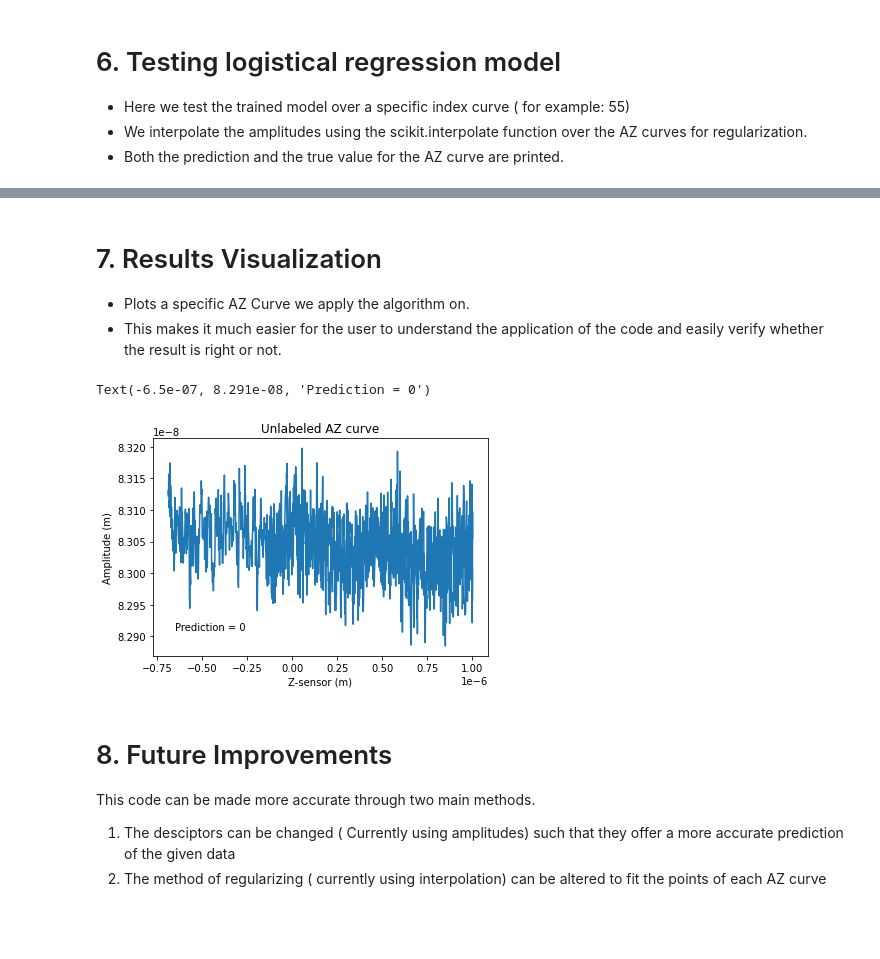
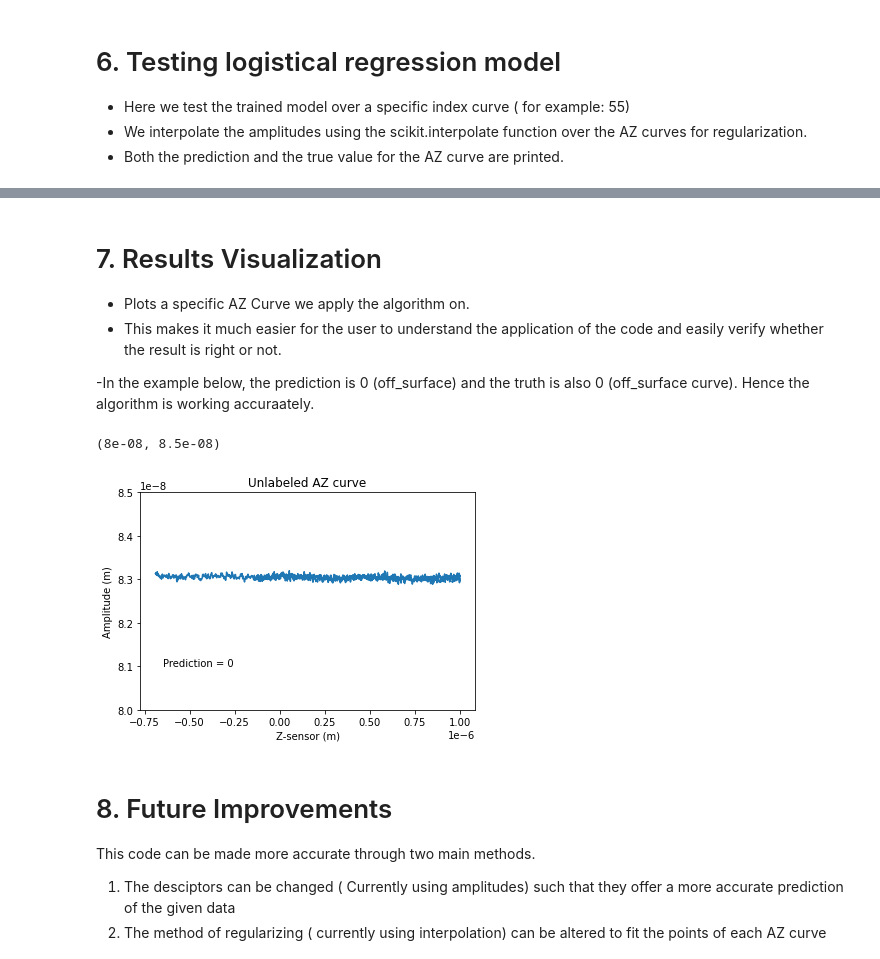
Before and after one commit to rbwagner147/AFM-ML-Tutorial, a Jupyter notebook: tutorial_notebook.ipynb, the cells around one changed output, grey strips where cells are left out. Drawn from its saved outputs; the diff is of its cells as text; code cells hidden in the pictures; blank space fills up the shorter version.

```diff
--- a/tutorial_notebook.ipynb
+++ b/tutorial_notebook.ipynb
@@ -189,17 +189,19 @@ Test_AZ_data1   Prediction :  1
 
 - Plots a specific AZ Curve we apply the algorithm on.
 - This makes it much easier for the user to understand the application of the code and easily verify whether the result is right or not.
+
+-In the example below, the prediction is 0 (off_surface) and the truth is also 0 (off_surface curve). Hence the algorithm is working accuraately.
 # %%
 plt.figure()            # Plots single curve
-plt.plot(data['Unlabeled']['AZ_0000']['ZSnsr'],data['Unlabeled']['AZ_0000']['Amp'])
+plt.plot(data['Unlabeled']['AZ_0000']['ZSnsr'], data['Unlabeled']['AZ_0000']['Amp'])
 plt.title('Unlabeled AZ curve')
 plt.xlabel('Z-sensor (m)')
 plt.ylabel('Amplitude (m)')
-plt.text(-.65e-6,8.291e-8,'Prediction = ' + str(predictions['AZ_0000']))
-#plt.ylim([8e-8, 9e-8])
+plt.text(-.65e-6,8.1e-8,'Prediction = ' + str(predictions['AZ_0000']))
+plt.ylim([8e-8, 8.5e-8])
 # %% [output]
-Text(-6.5e-07, 8.291e-08, 'Prediction = 0')
+(8e-08, 8.5e-08)
-[figure, old version]
+[figure, new version]
 # %% [markdown]
 # 8. Future Improvements
 
```
Also changed, not shown: parts of 3 cells of this notebook.
